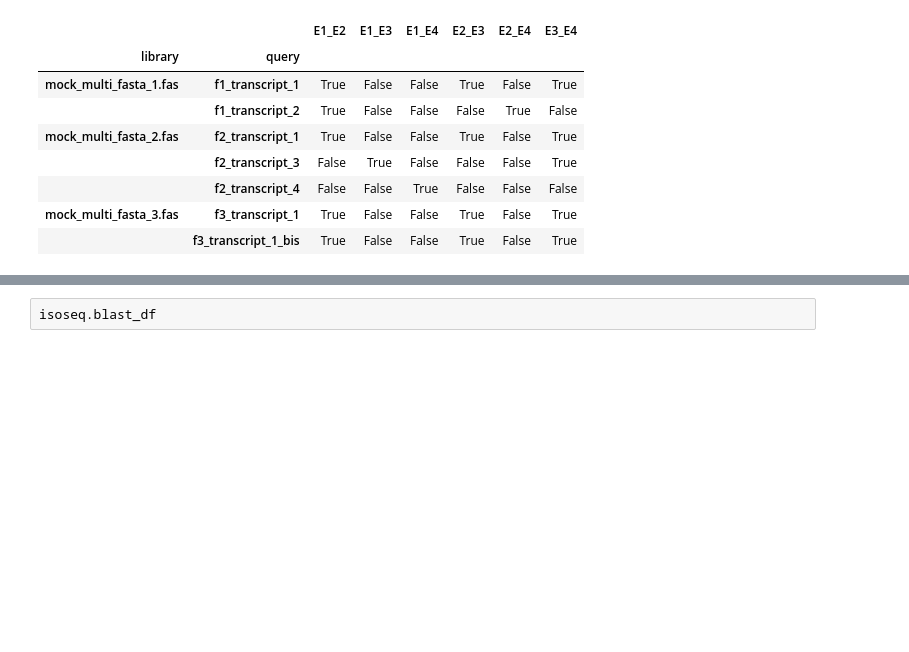
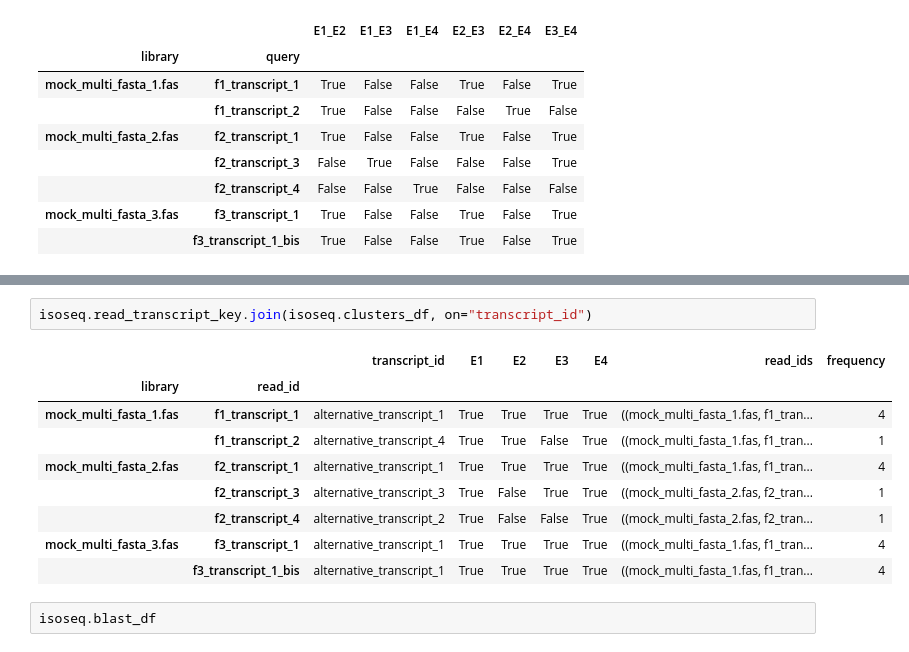
Before and after one commit to khourhin/isopy, a Jupyter notebook: isopy/notebooks/tutorial.ipynb, the cells around one changed output, grey strips where cells are left out. Cells and saved outputs as stored; diff of their text form; blank space fills up the shorter version.

```diff
--- a/isopy/notebooks/tutorial.ipynb
+++ b/isopy/notebooks/tutorial.ipynb
@@ -117,3 +122,15 @@ isoseq.junction_pseudotrans
+# %%
+isoseq.read_transcript_key.join(isoseq.clusters_df, on="transcript_id")
+# %% [output]
+|  |  | transcript_id | E1 | E2 | E3 | E4 | read_ids | frequency |
+| library | read_id |  |  |  |  |  |  |  |
+| mock_multi_fasta_1.fas | f1_transcript_1 | alternative_transcript_1 | True | True | True | True | ((mock_multi_fasta_1.fas, f1_tran... | 4 |
+|  | f1_transcript_2 | alternative_transcript_4 | True | True | False | True | ((mock_multi_fasta_1.fas, f1_tran... | 1 |
+| mock_multi_fasta_2.fas | f2_transcript_1 | alternative_transcript_1 | True | True | True | True | ((mock_multi_fasta_1.fas, f1_tran... | 4 |
+|  | f2_transcript_3 | alternative_transcript_3 | True | False | True | True | ((mock_multi_fasta_2.fas, f2_tran... | 1 |
+|  | f2_transcript_4 | alternative_transcript_2 | True | False | False | True | ((mock_multi_fasta_2.fas, f2_tran... | 1 |
+| mock_multi_fasta_3.fas | f3_transcript_1 | alternative_transcript_1 | True | True | True | True | ((mock_multi_fasta_1.fas, f1_tran... | 4 |
+|  | f3_transcript_1_bis | alternative_transcript_1 | True | True | True | True | ((mock_multi_fasta_1.fas, f1_tran... | 4 |
 # %%
 isoseq.blast_df
 # %% [output]
```
Also changed, not shown: parts of 4 cells of this notebook, 1 other file.
